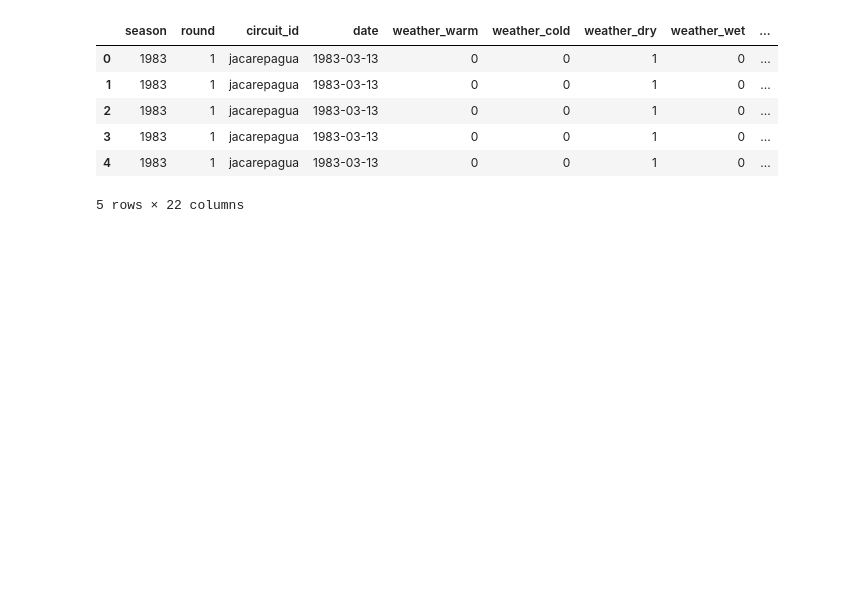
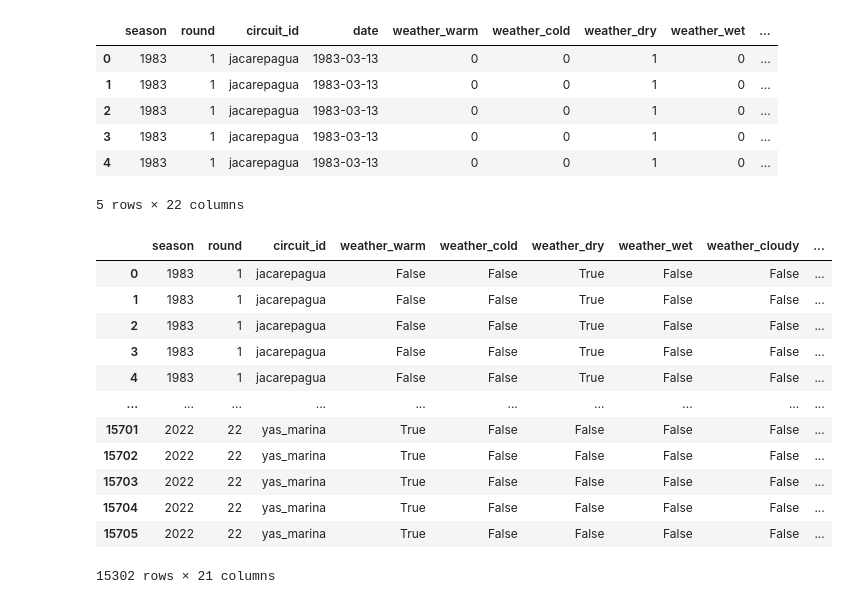
Before and after one commit to shuirmanm/Project-Monaco, a Jupyter notebook: Processed Data/RaceData/merging.ipynb, the cells around one changed output. Cells and saved outputs as stored; diff of their text form; code cells hidden in the pictures; blank space fills up the shorter version.

```diff
--- a/Processed Data/RaceData/merging.ipynb
+++ b/Processed Data/RaceData/merging.ipynb
@@ -118,8 +118,25 @@ final_df.dropna(inplace = True )
 # %%
 # convert to boolean
 
 for col in ['weather_warm', 'weather_cold','weather_dry', 'weather_wet', 'weather_cloudy']:
     final_df[col] = final_df[col].map(lambda x: bool(x))
+
+
+display(final_df)
+# %% [output]
+|  | season | round | circuit_id | weather_warm | weather_cold | weather_dry | weather_wet | weather_cloudy | ... |
+| 0 | 1983 | 1 | jacarepagua | False | False | True | False | False | ... |
+| 1 | 1983 | 1 | jacarepagua | False | False | True | False | False | ... |
+| 2 | 1983 | 1 | jacarepagua | False | False | True | False | False | ... |
+| 3 | 1983 | 1 | jacarepagua | False | False | True | False | False | ... |
+| 4 | 1983 | 1 | jacarepagua | False | False | True | False | False | ... |
+| ... | ... | ... | ... | ... | ... | ... | ... | ... | ... |
+| 15701 | 2022 | 22 | yas_marina | True | False | False | False | False | ... |
+| 15702 | 2022 | 22 | yas_marina | True | False | False | False | False | ... |
+| 15703 | 2022 | 22 | yas_marina | True | False | False | False | False | ... |
+| 15704 | 2022 | 22 | yas_marina | True | False | False | False | False | ... |
+| 15705 | 2022 | 22 | yas_marina | True | False | False | False | False | ... |
+15302 rows × 21 columns
 # %%
 # calculate difference in qualifying times
 
```
Also changed, not shown: parts of 8 cells of this notebook, 12 other files.
